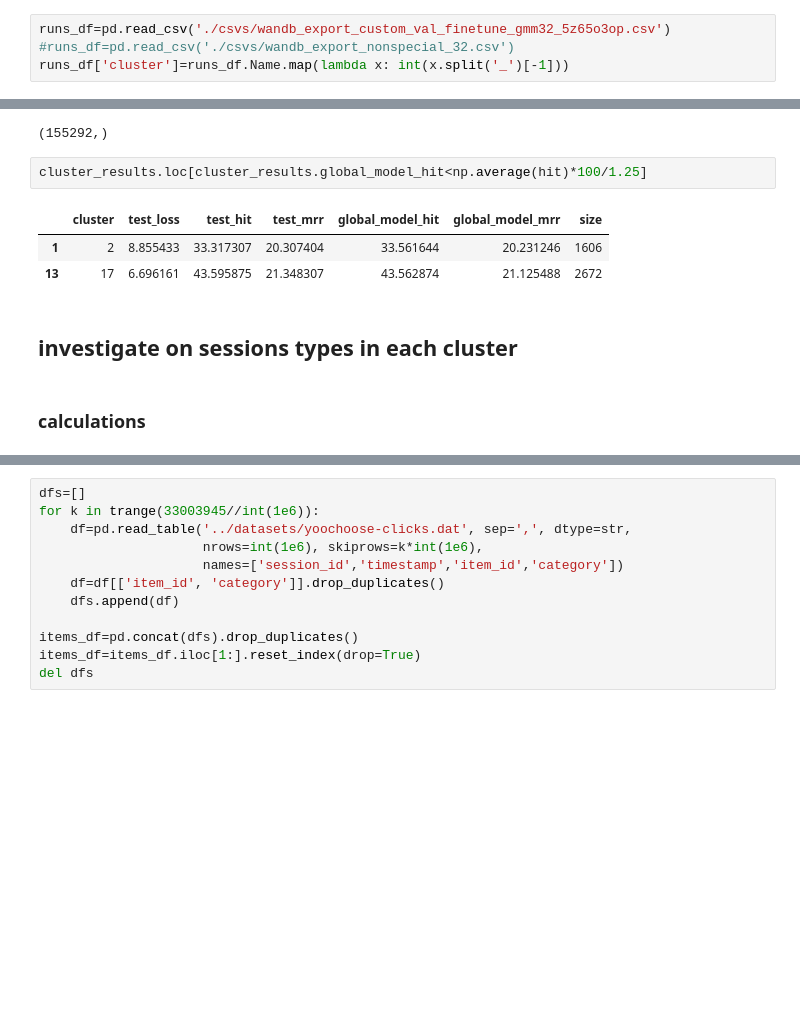
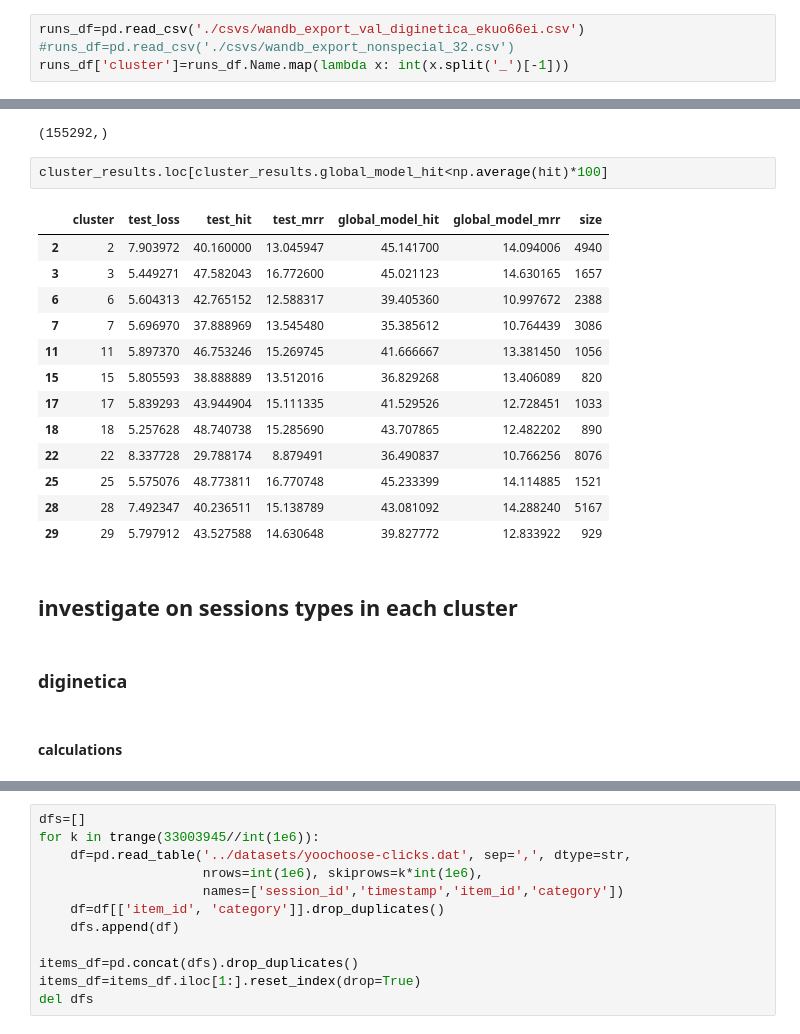
Before and after one commit to kpuchalskixiv/GNN_Master, a Jupyter notebook: srgnn/test_gm_switch_case.ipynb, the cells around one changed output, grey strips where cells are left out. Cells and saved outputs as stored; diff of their text form; blank space fills up the shorter version.

```diff
--- a/srgnn/test_gm_switch_case.ipynb
+++ b/srgnn/test_gm_switch_case.ipynb
@@ -316,7 +350,7 @@ full_sess_results.iloc[(full_sess_results.model_hit>full_sess_results.global_mod
 # %% [markdown]
 ## all sessions
 # %%
-runs_df=pd.read_csv('./csvs/wandb_export_custom_val_finetune_gmm32_5z65o3op.csv')
+runs_df=pd.read_csv('./csvs/wandb_export_val_diginetica_ekuo66ei.csv')
 #runs_df=pd.read_csv('./csvs/wandb_export_nonspecial_32.csv')
 runs_df['cluster']=runs_df.Name.map(lambda x: int(x.split('_')[-1]))
 # %% [markdown]
@@ -399,12 +456,24 @@ session_labels.shape
 # %% [output]
 (155292,)
 # %%
-cluster_results.loc[cluster_results.global_model_hit<np.average(hit)*100/1.25]
+cluster_results.loc[cluster_results.global_model_hit<np.average(hit)*100]
 # %% [output]
 |  | cluster | test_loss | test_hit | test_mrr | global_model_hit | global_model_mrr | size |
-| 1 | 2 | 8.855433 | 33.317307 | 20.307404 | 33.561644 | 20.231246 | 1606 |
-| 13 | 17 | 6.696161 | 43.595875 | 21.348307 | 43.562874 | 21.125488 | 2672 |
+| 2 | 2 | 7.903972 | 40.160000 | 13.045947 | 45.141700 | 14.094006 | 4940 |
+| 3 | 3 | 5.449271 | 47.582043 | 16.772600 | 45.021123 | 14.630165 | 1657 |
+| 6 | 6 | 5.604313 | 42.765152 | 12.588317 | 39.405360 | 10.997672 | 2388 |
+| 7 | 7 | 5.696970 | 37.888969 | 13.545480 | 35.385612 | 10.764439 | 3086 |
+| 11 | 11 | 5.897370 | 46.753246 | 15.269745 | 41.666667 | 13.381450 | 1056 |
+| 15 | 15 | 5.805593 | 38.888889 | 13.512016 | 36.829268 | 13.406089 | 820 |
+| 17 | 17 | 5.839293 | 43.944904 | 15.111335 | 41.529526 | 12.728451 | 1033 |
+| 18 | 18 | 5.257628 | 48.740738 | 15.285690 | 43.707865 | 12.482202 | 890 |
+| 22 | 22 | 8.337728 | 29.788174 | 8.879491 | 36.490837 | 10.766256 | 8076 |
+| 25 | 25 | 5.575076 | 48.773811 | 16.770748 | 45.233399 | 14.114885 | 1521 |
+| 28 | 28 | 7.492347 | 40.236511 | 15.138789 | 43.081092 | 14.288240 | 5167 |
+| 29 | 29 | 5.797912 | 43.527588 | 14.630648 | 39.827772 | 12.833922 | 929 |
 # %% [markdown]
 ## investigate on sessions types in each cluster
+# %% [markdown]
+### diginetica
 # %% [markdown]
-### calculations
+#### calculations
```
Also changed, not shown: parts of 36 cells of this notebook, 4 other files.
